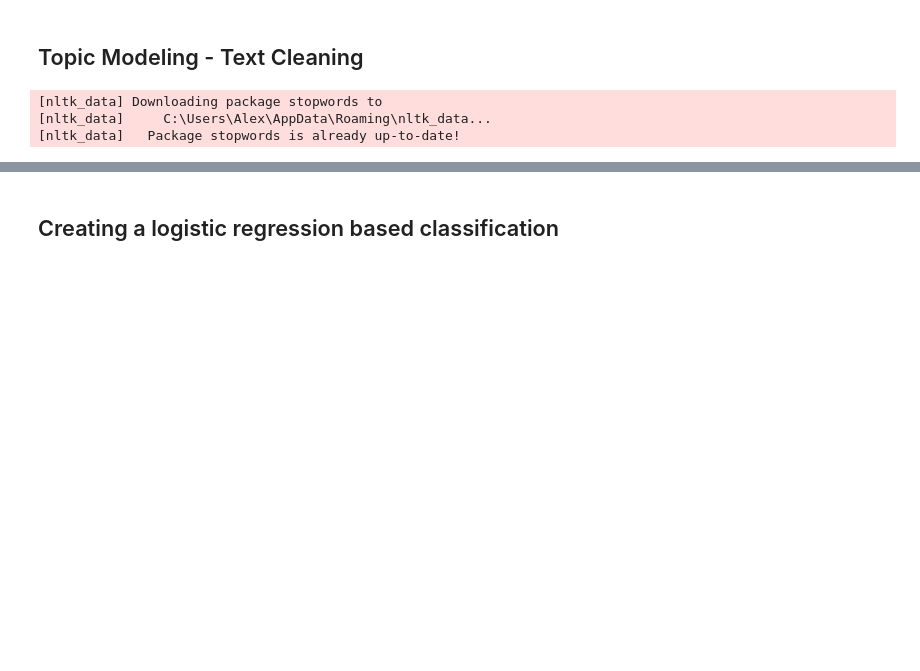
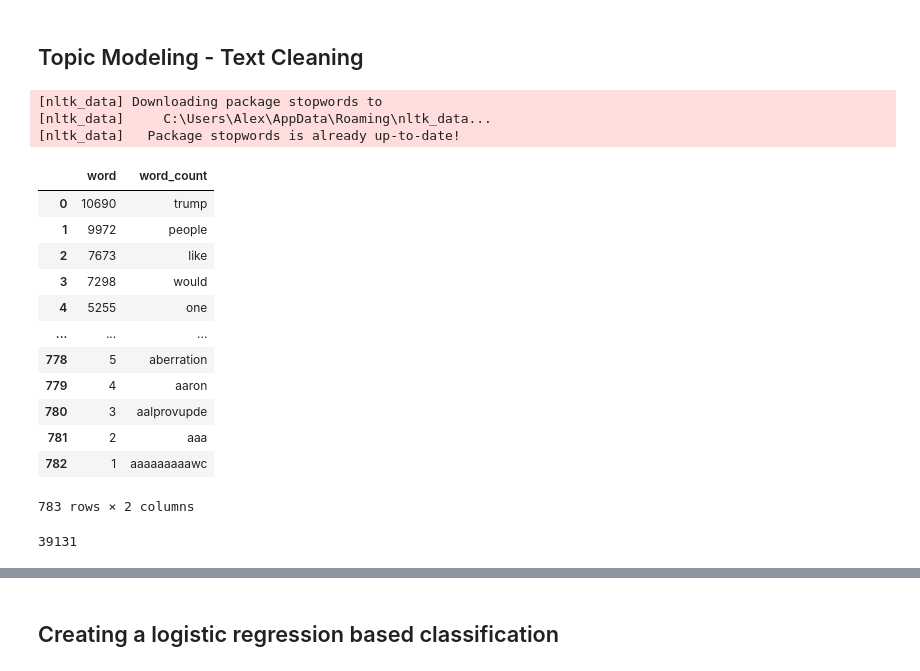
Before and after one commit to alexilyin1/reddit_scraper, a Jupyter notebook: reddit_analysis.ipynb, the cells around one changed output, grey strips where cells are left out. Saved outputs shown, nothing was run; the diff lists cells and outputs as text; code cells hidden in the pictures; blank space fills up the shorter version.

```diff
--- a/reddit_analysis.ipynb
+++ b/reddit_analysis.ipynb
@@ -865,3 +865,38 @@ all_list = right_comments_clean + left_comments_clean
 all_df = pd.concat([right_df, left_df], ignore_index=True)
 # %%
 all_list_clean = [rem_stopwords(a) for a in all_list if rem_stopwords(a) != None]
+# %%
+wordCount_c = defaultdict(int)
+totalWords = 0
+
+for comments in all_list_clean:
+    t = comments
+    t = "".join(t)
+    words = t.strip().split()
+    for w in words:
+        if w in stop_words:
+            continue
+        else:
+            totalWords += 1
+            wordCount_c[w] += 1
+# %%
+counts_c = [(wordCount_c[w], w) for w in wordCount_c]
+counts_c.sort()
+counts_c.reverse()
+counts_df = pd.DataFrame(dict(counts_c).items(), columns=['word', 'word_count'])
+# %%
+counts_df
+# %% [output]
+|  | word | word_count |
+| 0 | 10690 | trump |
+| 1 | 9972 | people |
+| 2 | 7673 | like |
+| 3 | 7298 | would |
+| 4 | 5255 | one |
+| ... | ... | ... |
+| 778 | 5 | aberration |
+| 779 | 4 | aaron |
+| 780 | 3 | aalprovupde |
+| 781 | 2 | aaa |
+| 782 | 1 | aaaaaaaaawc |
+783 rows × 2 columns
@@ -875,2 +915,7 @@ for line in all_list_clean:
+# %%
+all_comments = set(all_comments)
+len(all_comments)
+# %% [output]
+39131
 # %%
 vec = CountVectorizer()
```
Also changed, not shown: parts of 26 cells of this notebook, 1 other file.
